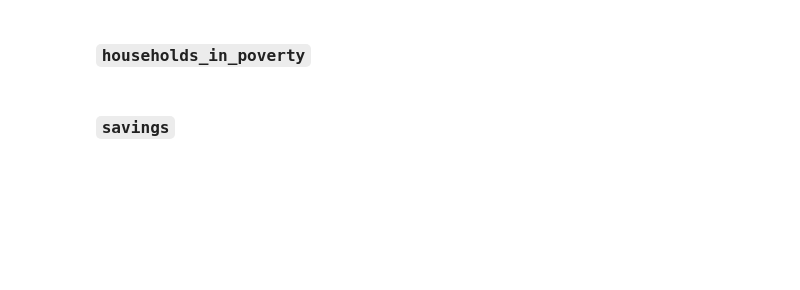
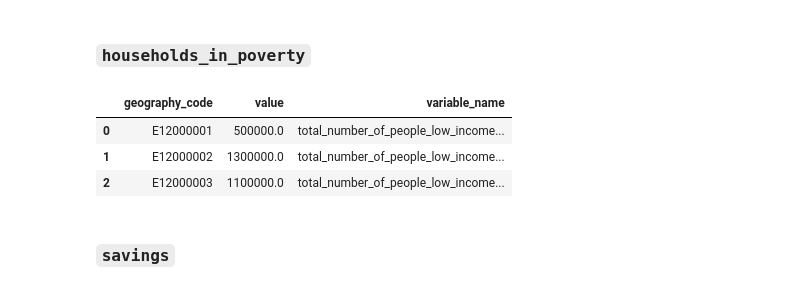
Before and after one commit to open-innovations/jrf-insight, a Jupyter notebook: pipelines/place/transform.ipynb, the cells around one changed output. Drawn from its saved outputs; the diff is of its cells as text; code cells hidden in the pictures; blank space fills up the shorter version.

```diff
--- a/pipelines/place/transform.ipynb
+++ b/pipelines/place/transform.ipynb
@@ -118,3 +181,51 @@ households_in_poverty
+# %%
+hbai_age_cat = pd.read_csv(f'{DATA_DIR}/hbai/Type of Individual by Age Category.csv')
+hbai_age_cat = hbai_age_cat[hbai_age_cat.variable_name == "In low income (below threshold)"]
+
+def three_year_average(data, variable_name, date_name, groupby):
+    '''
+    Three year rolling average
+    '''
+
+    #removing missing data
+    data = data[data[date_name] != "2020-21"]
+
+    #getting a list of unique dates
+    dates = data[date_name].unique()
+    frames = []
+    for i in range(len(dates)-1):
+        #accounting for missing data in accordance with HBAI data guidance.
+        if dates[0] == '2018-19':
+            most_recent_dates = ['2018-19', '2019-20']
+        elif dates[0] == '2019-20':
+            most_recent_dates = ['2019-20', '2021-22']
+        elif i != len(dates)-1:
+            most_recent_dates = list(dates[i:(i+3)])
+
+        new_data = data.loc[data[date_name].isin(most_recent_dates)].copy()
+        new_data = new_data.groupby(groupby).sum(numeric_only=True) / len(most_recent_dates)
+        new_data["date"] = f'{most_recent_dates[0]} - {most_recent_dates[len(most_recent_dates)-1]}'
+        new_data["variable_name"] = variable_name
+        # rounding to nearest 0.1mil, according to user guidance.
+        new_data = new_data.round(-5).reset_index()
+        frames.append(new_data)
+        #i+=1
+        #print(i)
+    #concatenating the frames
+    three_year_averages = pd.concat(frames, axis=0)
+    return three_year_averages
+
+hbai_age_cat = three_year_average(hbai_age_cat, 'number_of_people_in_low_income', 'Financial Year', ['geography_code', 'Type of Individual by Age Category'])
+hbai_age_cat.to_csv(f'{DATA_DIR}/interim/hbai_age_category.csv')
+
+hbai_total = hbai_age_cat[hbai_age_cat['date'] == max(hbai_age_cat.date)].groupby(['geography_code']).sum(numeric_only=True).reset_index()
+hbai_total['variable_name'] = 'total_number_of_people_low_income_households'
+hbai_total
+# %% [output]
+|  | geography_code | value | variable_name |
+| 0 | E12000001 | 500000.0 | total_number_of_people_low_income... |
+| 1 | E12000002 | 1300000.0 | total_number_of_people_low_income... |
+| 2 | E12000003 | 1100000.0 | total_number_of_people_low_income... |
 # %% [markdown]
 ### `savings`
 # %%
```
Also changed, not shown: parts of 18 cells of this notebook, 9 other files.
